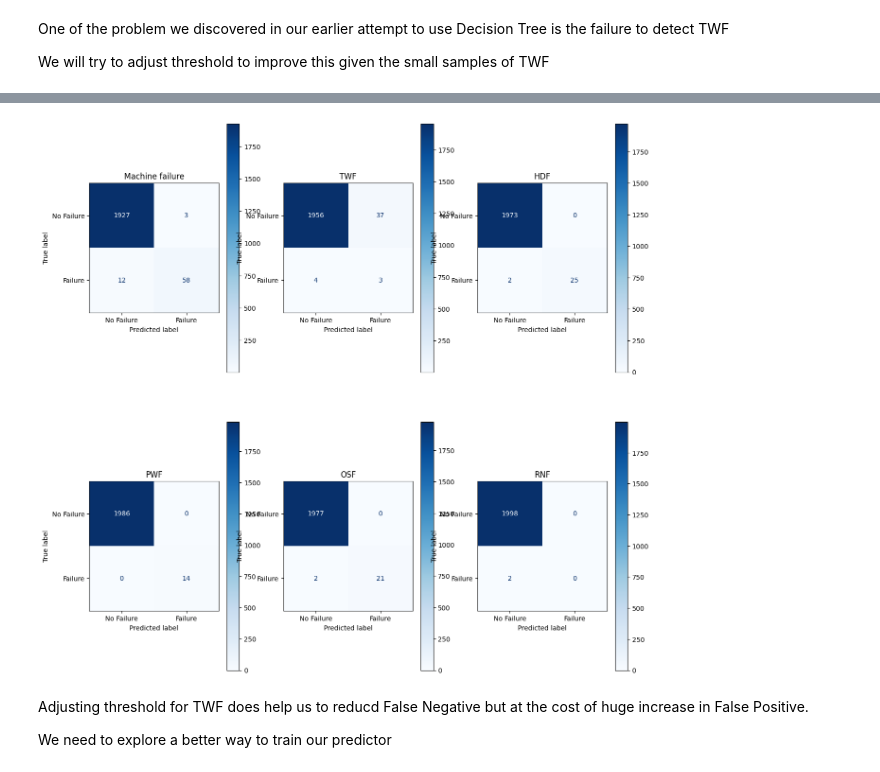
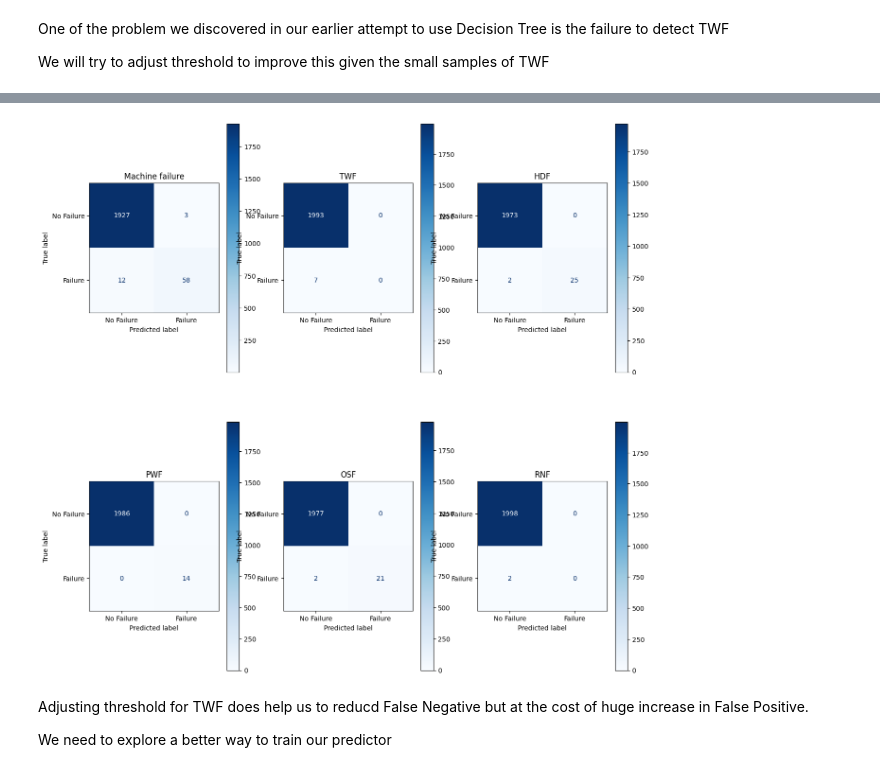
Before and after one commit to raymondsamalo/ITI113-Machine-Learning-Operations-Project, a Jupyter notebook: AI4I-2020/1.5_ML_MultipleClassifiers.ipynb, the cells around one changed output, grey strips where cells are left out. Saved outputs shown, nothing was run; the diff lists cells and outputs as text; code cells hidden in the pictures.

```diff
--- a/AI4I-2020/1.5_ML_MultipleClassifiers.ipynb
+++ b/AI4I-2020/1.5_ML_MultipleClassifiers.ipynb
@@ -187,7 +191,7 @@ from sklearn.metrics import ConfusionMatrixDisplay
 
 y_probs = best_clf.predict_proba(X_train_reduced)
 # Custom thresholds (e.g., [0.4, 0.4, 0.5])
-thresholds = [0.5,0.1, 0.5,0.5,0.5,0.5]
+thresholds = [0.5,0.4, 0.5,0.5,0.5,0.5]
 custom_preds = np.column_stack([
     (y_probs[i][:, 1] > thresholds[i]).astype(int) for i in range(y_train.shape[1])
 ])
@@ -212,34 +216,34 @@ plt.show()
 # %%
 from sklearn.metrics import ConfusionMatrixDisplay
 # y_pred=best_clf.predict(X_test_reduced)
 y_pred = pd.DataFrame(y_pred, columns=y_test.columns)
 
 y_probs = best_clf.predict_proba(X_test_reduced)
 # Custom thresholds (e.g., [0.4, 0.4, 0.5])
-thresholds = [0.5,0.1, 0.5,0.5,0.5,0.5]
+thresholds = [0.5,0.4, 0.5,0.5,0.5,0.5]
 custom_preds = np.column_stack([
     (y_probs[i][:, 1] > thresholds[i]).astype(int) for i in range(y_test.shape[1])
 ])
 y_pred = pd.DataFrame(custom_preds, columns=y_test.columns)
 
 # y_pred = pd.DataFrame(y_pred, columns=y_test.columns)
 
 no_of_label = len(y_pred.columns)
 i = 0
 no_of_column = 3
 left_over = no_of_label % no_of_column
 no_of_row = no_of_label // no_of_column+left_over
 plt.figure(figsize=(15,15))
 for label in y_pred.columns:
     i +=1
     ax=plt.subplot(no_of_row, no_of_column, i)
     cm = confusion_matrix(y_test[label],y_pred[label])
     disp = ConfusionMatrixDisplay(confusion_matrix=cm, display_labels=['No Failure', 'Failure'])
     disp.plot(cmap=plt.cm.Blues, ax=ax)
     plt.title(label=label)
 plt.show()
 # %% [output]
-[figure, old version]
+[figure, new version]
 # %% [markdown]
 Adjusting threshold for TWF does help us to reducd False Negative but at the cost of huge increase in False Positive.
 
```
Also changed, not shown: parts of 3 cells of this notebook, 1 other file.
